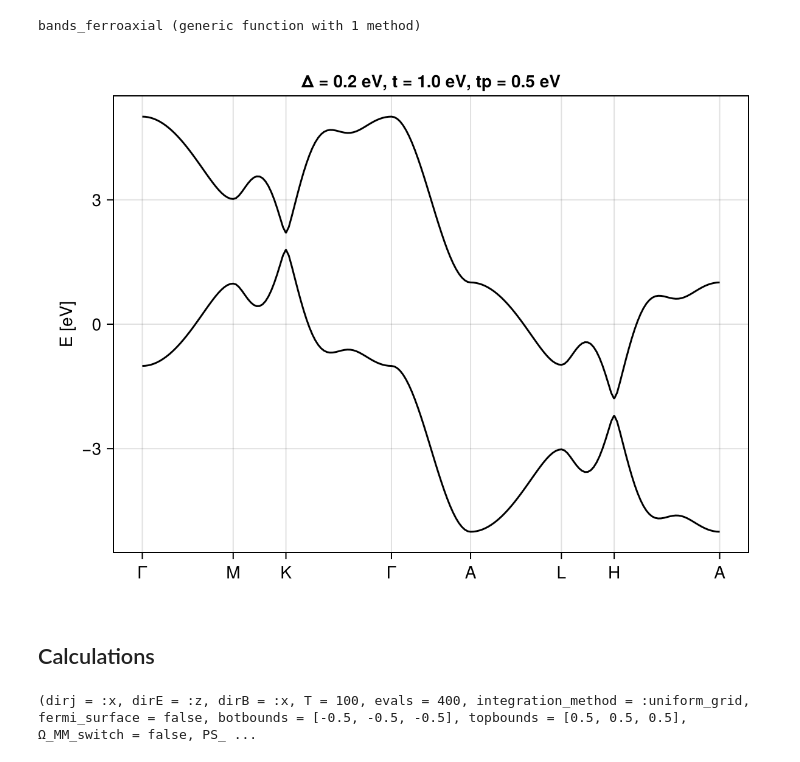
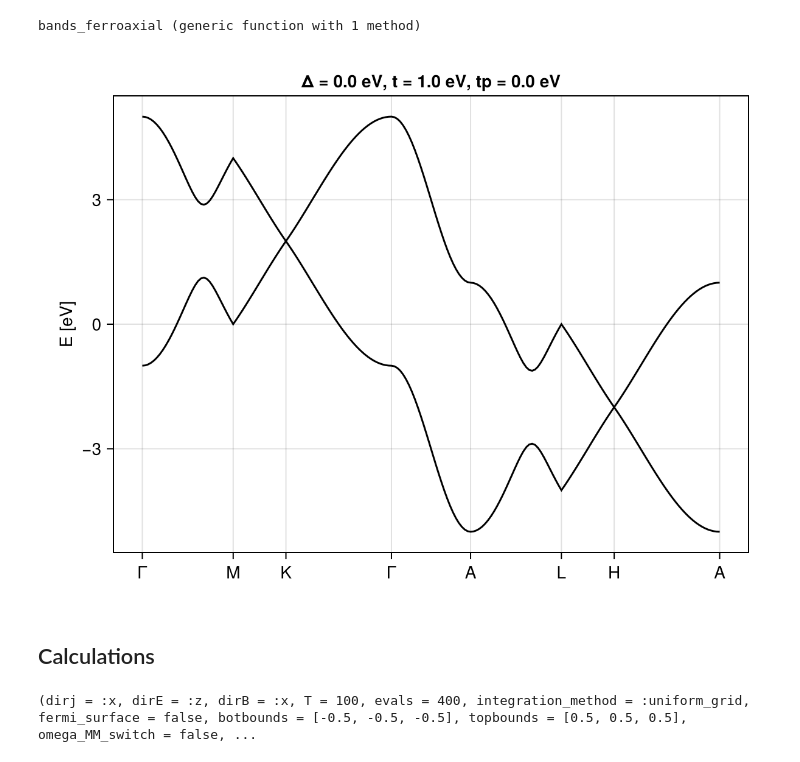
Before and after one commit to fernandopenaranda/Field_Induced_Hall_Effect, a Jupyter notebook: src/Ferroaxial.ipynb, the cells around one changed output. Cells and saved outputs as stored; diff of their text form; code cells hidden in the pictures.

```diff
--- a/src/Ferroaxial.ipynb
+++ b/src/Ferroaxial.ipynb
@@ -36,9 +36,9 @@ end
 # %% [output]
 bands_ferroaxial (generic function with 1 method)
 # %%
-bands_ferroaxial( modelpresets_FA(; μ =0, t =1 ,tp =0.5, Δ = 0.2))
+bands_ferroaxial( modelpresets_FA(; μ =0, t =1 ,tp =0, Δ = 0))
 # %% [output]
-[figure, old version]
+[figure, new version]
 # %% [markdown]
 ## Calculations
 # %%
@@ -50,10 +50,10 @@ T = 100
 
 kws = (dirj = :x, dirE = :z, dirB = :x, T = T,
     evals = evals, integration_method = :uniform_grid, fermi_surface = false, botbounds =xbounds,
-    topbounds = -xbounds, Ω_MM_switch = false, PS_switch = true, QM_switch = true)
+    topbounds = -xbounds, omega_MM_switch = false, PS_switch = true, QM_switch = true)
 #_________________________________________________________________________________________
 # %% [output]
-(dirj = :x, dirE = :z, dirB = :x, T = 100, evals = 400, integration_method = :uniform_grid, fermi_surface = false, botbounds = [-0.5, -0.5, -0.5], topbounds = [0.5, 0.5, 0.5], Ω_MM_switch = false, PS_ ...
+(dirj = :x, dirE = :z, dirB = :x, T = 100, evals = 400, integration_method = :uniform_grid, fermi_surface = false, botbounds = [-0.5, -0.5, -0.5], topbounds = [0.5, 0.5, 0.5], omega_MM_switch = false, ...
 # %%
 p = modelpresets_FA(; μ = 4, t = 1 ,tp = 1, Δ = 2)
 comp_pres = sigma_abc_ferroaxial_wrapper_3d(p; kws...)
```
Also changed, not shown: parts of 14 cells of this notebook, 2 other files.
